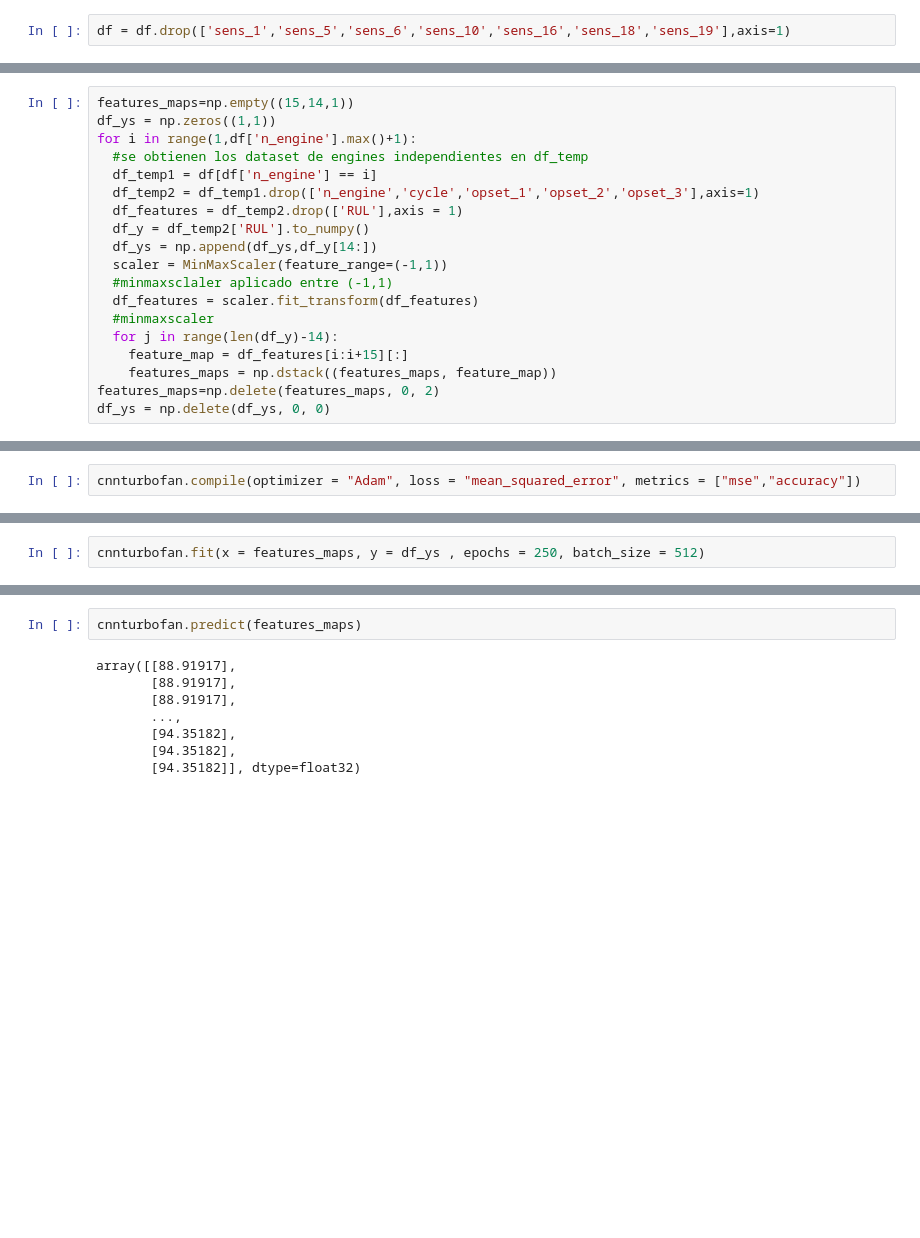
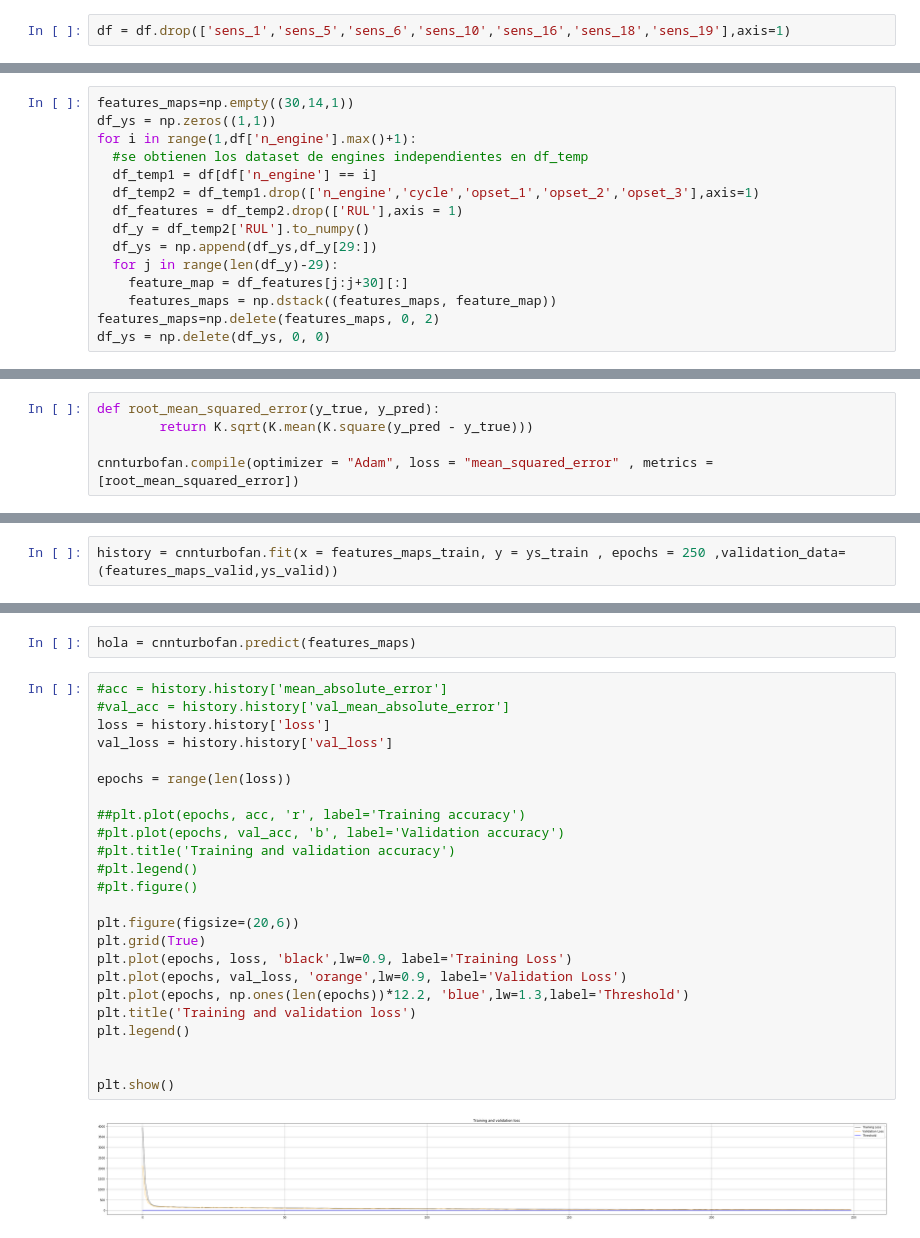
Before and after one commit to farayal/memoria_turbofan, a Jupyter notebook: turbofan.ipynb, the cells around one changed output, grey strips where cells are left out. Cells and saved outputs as stored; diff of their text form; blank space fills up the shorter version.

Commit message:
V4 - Batch gradient - 250 epochs

```diff
--- a/turbofan.ipynb
+++ b/turbofan.ipynb
@@ -36,5 +48,5 @@ df.head()
 # %%
-features_maps=np.empty((15,14,1))
+features_maps=np.empty((30,14,1))
 df_ys = np.zeros((1,1))
 for i in range(1,df['n_engine'].max()+1):
   #se obtienen los dataset de engines independientes en df_temp
@@ -42,13 +54,9 @@ for i in range(1,df['n_engine'].max()+1):
   df_temp2 = df_temp1.drop(['n_engine','cycle','opset_1','opset_2','opset_3'],axis=1)
   df_features = df_temp2.drop(['RUL'],axis = 1)
   df_y = df_temp2['RUL'].to_numpy()
-  df_ys = np.append(df_ys,df_y[14:])
-  scaler = MinMaxScaler(feature_range=(-1,1))
-  #minmaxsclaler aplicado entre (-1,1)
-  df_features = scaler.fit_transform(df_features)
-  #minmaxscaler
-  for j in range(len(df_y)-14):
-    feature_map = df_features[i:i+15][:]
+  df_ys = np.append(df_ys,df_y[29:])
+  for j in range(len(df_y)-29):
+    feature_map = df_features[j:j+30][:]
     features_maps = np.dstack((features_maps, feature_map))
 features_maps=np.delete(features_maps, 0, 2)
 df_ys = np.delete(df_ys, 0, 0)
@@ -165,5 +199,3 @@ WARNING:tensorflow:From /usr/local/lib/python3.6/dist-packages/keras/backend/ten
 WARNING:tensorflow:From /usr/local/lib/python3.6/dist-packages/keras/backend/tensorflow_backend.py:3733: calling dropout (from tensorflow.python.ops.nn_ops) with keep_prob is deprecated and will be re ...
 Instructions for updating:
 Please use `rate` instead of `keep_prob`. Rate should be set to `rate = 1 - keep_prob`.
-# %%
-cnnturbofan.compile(optimizer = "Adam", loss = "mean_squared_error", metrics = ["mse","accuracy"])
@@ -171,0 +202,5 @@ WARNING:tensorflow:From /usr/local/lib/python3.6/dist-packages/keras/optimizers.
+# %%
+def root_mean_squared_error(y_true, y_pred):
+        return K.sqrt(K.mean(K.square(y_pred - y_true)))
+
+cnnturbofan.compile(optimizer = "Adam", loss = "mean_squared_error" , metrics = [root_mean_squared_error])
@@ -172,5 +209,5 @@ WARNING:tensorflow:From /usr/local/lib/python3.6/dist-packages/keras/optimizers.
 # %%
-cnnturbofan.fit(x = features_maps, y = df_ys , epochs = 250, batch_size = 512)
+history = cnnturbofan.fit(x = features_maps_train, y = ys_train , epochs = 250 ,validation_data=(features_maps_valid,ys_valid))
 # %% [output]
 WARNING:tensorflow:From /usr/local/lib/python3.6/dist-packages/keras/backend/tensorflow_backend.py:1033: The name tf.assign_add is deprecated. Please use tf.compat.v1.assign_add instead.
 
@@ -213,10 +249,28 @@ _________________________________________________________________
 # %%
-cnnturbofan.predict(features_maps)
+hola = cnnturbofan.predict(features_maps)
-# %% [output]
-array([[88.91917],
-       [88.91917],
-       [88.91917],
-       ...,
-       [94.35182],
-       [94.35182],
-       [94.35182]], dtype=float32)
+# %%
+#acc = history.history['mean_absolute_error']
+#val_acc = history.history['val_mean_absolute_error']
+loss = history.history['loss']
+val_loss = history.history['val_loss']
+
+epochs = range(len(loss))
+
+##plt.plot(epochs, acc, 'r', label='Training accuracy')
+#plt.plot(epochs, val_acc, 'b', label='Validation accuracy')
+#plt.title('Training and validation accuracy')
+#plt.legend()
+#plt.figure()
+
+plt.figure(figsize=(20,6))
+plt.grid(True)
+plt.plot(epochs, loss, 'black',lw=0.9, label='Training Loss')
+plt.plot(epochs, val_loss, 'orange',lw=0.9, label='Validation Loss')
+plt.plot(epochs, np.ones(len(epochs))*12.2, 'blue',lw=1.3,label='Threshold')
+plt.title('Training and validation loss')
+plt.legend()
+
+
+plt.show()
+# %% [output]
+[figure, added]
```
Also changed, not shown: parts of 29 cells of this notebook.
